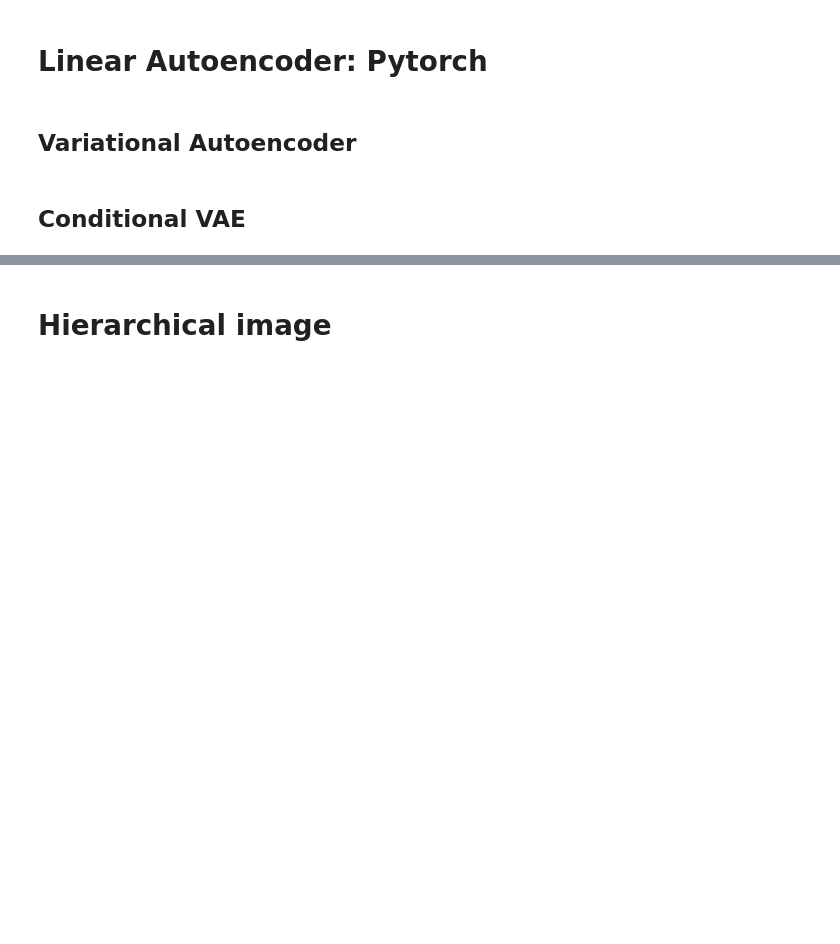
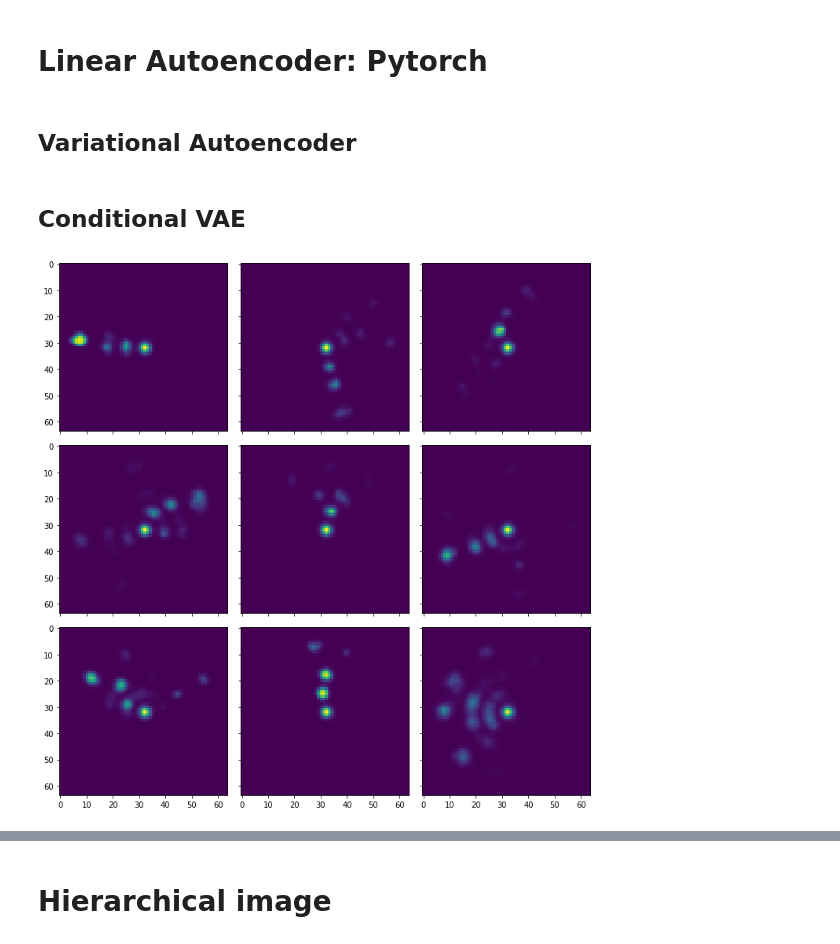
Before and after one commit to Lapu-Lapu/deep-lvm-pose-tracking, a Jupyter notebook: notebooks/toy_data.ipynb, the cells around one changed output, grey strips where cells are left out. Cells and saved outputs as stored; diff of their text form; code cells hidden in the pictures; blank space fills up the shorter version.

Commit message:
Bernoulli/Gaussian cVAE seems to work

```diff
--- a/notebooks/toy_data.ipynb
+++ b/notebooks/toy_data.ipynb
@@ -348,4 +357 @@ plt.imshow(sample.reshape(d, d))
-# %%
-for x in np.linspace(0, 10):
-    plotter.plot('loss', 'val', 'Class loss', x, np.exp(-x))
 # %%
@@ -386,3 +384,12 @@ for i in range(mu.shape[1]):
+# %%
+vids = []
+for i in range(mu_lat.shape[1]):
+    g = get_img(i)
+    anim = animation.FuncAnimation(fig, animate, init_func=init,
+                                   frames=g, interval=120,
+                                   blit=True)
+    vids += [anim.to_html5_video()]
+    plt.close()
 # %%
 HTML(vids[0])
 # %%
@@ -392,20 +399,28 @@ HTML(vids[2])
 # %% [markdown]
 ## Conditional VAE
 # %%
-weight_fn = 'cvae_weights.pt'
+save_weights = False
+weight_fn = 'cvae_weights.pt' if save_weights else None
 latent_dim = 8
 
-cvae = cVAE(input_dim=D+3, latent_dim=latent_dim,
-            cond_data_len=3,
+cvae = cVAE(input_dim=D, latent_dim=latent_dim,
+            pose_dim=3, likelihood='bernoulli',
             hidden=1500).to(device)
 # cvae.to(device)
 
 # torch.save(cvae.state_dict(), weight_fn)
 # cvae.load_state_dict(torch.load(weight_fn))
+
+cvae.to('cuda')
+optimizer = torch.optim.Adam(cvae.parameters(), lr=1e-3)
+# loader = dataloader.copy()
+# loader['train'] = DataLoader(Subset(h, np.random.choice(range(len(h)), size=int(1e4))))
+hist = fit(cvae, dataloader, epochs=1, optimizer=optimizer, device=device, weight_fn=weight_fn,
+          conditional=True, plotter=plotter)
-# %%
-cvae.to('cuda')
-optimizer = torch.optim.Adam(cvae.parameters(), lr=1e-3)
-cvae.beta = 1
-hist = fit(cvae, dataloader, epochs=12, optimizer=optimizer, device=device, weight_fn=weight_fn,
-          conditional=True)
-plt.plot(hist[100:])
+# %%
+# plt.imshow(test_img)
+labels = np.array([h_val[i]['angles'] for i in range(9)])
+samples = nu.draw_samples(cvae, labels)
+plot_sample_grid(samples[:, :D])
+# %% [output]
+[figure, added]
```
Also changed, not shown: parts of 12 cells of this notebook, 1 other file.
